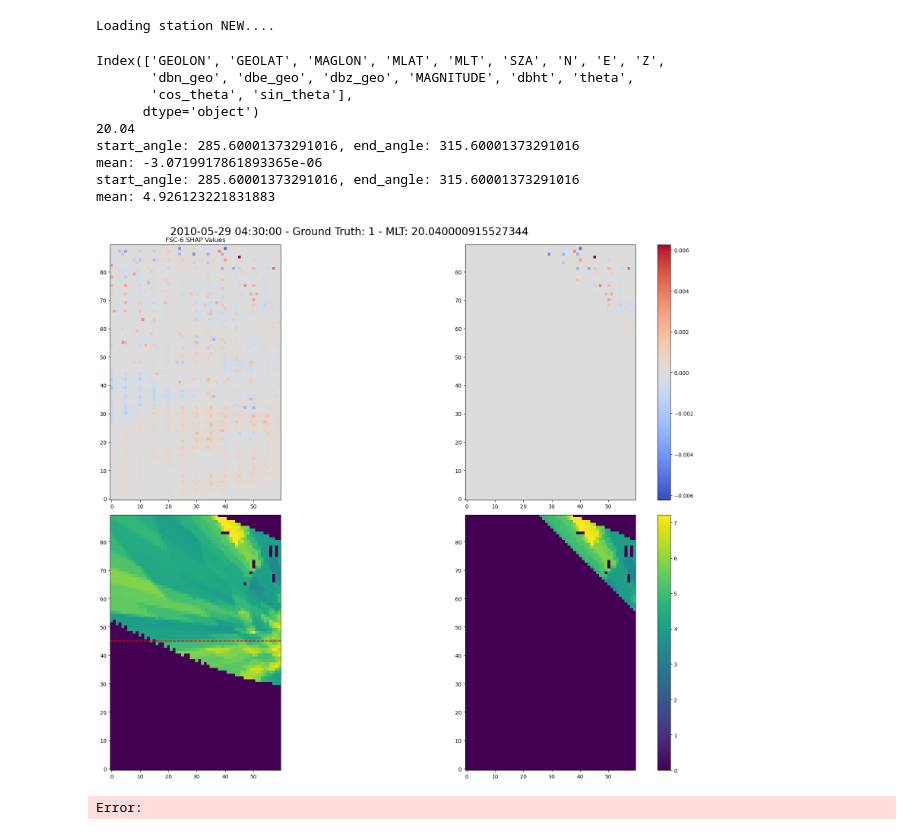
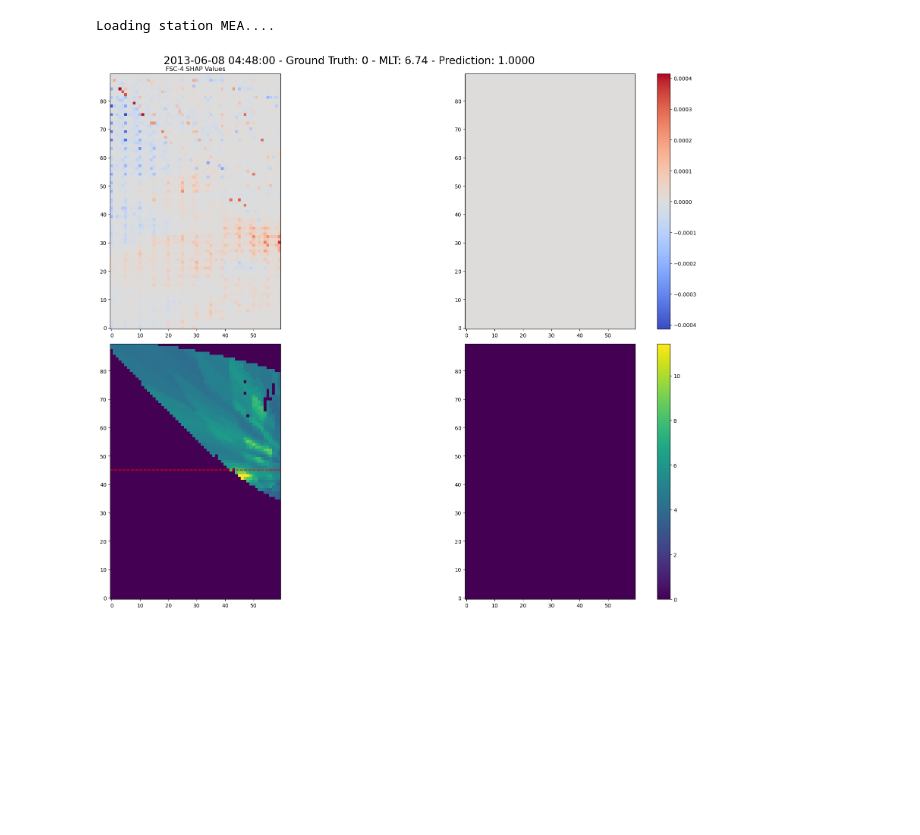
Before and after one commit to mikecoughlan/including_ion_temp_maps, a Jupyter notebook: examining_twins_shap.ipynb, the cells around one changed output. Drawn from its saved outputs; the diff is of its cells as text; code cells hidden in the pictures; blank space fills up the shorter version.

```diff
--- a/examining_twins_shap.ipynb
+++ b/examining_twins_shap.ipynb
@@ -44,18 +45,8 @@ for cluster in cluster_dict.values():
 				with open(f'{scaler_dir}/twins_{key}_twins_v_maxpooling_oversampling.pkl', 'rb') as f:
 					scaler_values = pickle.load(f)
 					scalers[key]['twins'] = scaler_values
-			if os.path.exists(f'{scaler_dir}/swmag_{key}_swmag_v6-oversampling.pkl'):
-				with open(f'{scaler_dir}/swmag_{key}_swmag_v6-oversampling.pkl', 'rb') as f:
-					scaler_values = pickle.load(f)
-					scalers[key]['swmag'] = scaler_values
-					print(f'{key} scalers loaded')
 		else:
 			if os.path.exists(f'{scaler_dir}/twins_{key}_twins_v_maxpooling.pkl'):
 				with open(f'{scaler_dir}/twins_{key}_twins_v_maxpooling.pkl', 'rb') as f:
 					scaler_values = pickle.load(f)
 					scalers[key]['twins'] = scaler_values
-			if os.path.exists(f'{scaler_dir}/swmag_{key}_swmag_v6-1.pkl'):
-				with open(f'{scaler_dir}/swmag_{key}_swmag_v6-1.pkl', 'rb') as f:
-					scaler_values = pickle.load(f)
-					scalers[key]['swmag'] = scaler_values
-					print(f'{key} scalers loaded')
@@ -265,59 +202,47 @@ def mlt_wedge(img_data, mlt_min: int = 18, mlt_max: int = 6, center_x: int = 120
     return img_mean, selected_sections
 # %%
 key = '2012-03-07 01:50:00'
-cluster = 'fennoscandinavian_cluster'
-region = 'FSC-0'
+cluster = 'greenland_cluster'
+region = 'GRL-0'
 cluster = 'canadian_cluster'
-region = 'CAN-0'
-# if region in list_of_oversampled_regions:
-# 	results = pd.read_feather(f'{results_dir}/twins_modeling_region_{region}_version_twins_v_maxpooling_oversampling.feather')
-# else:
-# 	results = pd.read_feather(f'{results_dir}/twins_modeling_region_{region}_version_twins_v_maxpooling.feather')
+region = 'CAN-2'
+if region in list_of_oversampled_regions:
+	results = pd.read_feather(f'{results_dir}/twins_modeling_region_{region}_version_twins_v_maxpooling_oversampling.feather')
+else:
+	results = pd.read_feather(f'{results_dir}/twins_modeling_region_{region}_version_twins_v_maxpooling.feather')
 mlt_station = utils.loading_supermag(cluster_dict[cluster]['regions'][region]['mlt_station'])
 # %% [output]
-Loading station NEW....
+Loading station MEA....
 # %%
-
-print(mlt_station.columns)
-i = 1560
+i = 6864
 mlt = mlt_station[mlt_station.index == cluster_dict[cluster]['regions'][region]['twins_shap']['Date_UTC'].iloc[i][0]]['MLT'].values[0]
-print(mlt)
-mlt_min = mlt-1 if mlt >=1 else 24+mlt-1
-mlt_max = mlt + 1 if mlt <= 23 else mlt - 24 + 1
+pred_mean = results['predicted_mean'].iloc[i]
+mlt_min = mlt-2 if mlt >=2 else 24+mlt-2
+mlt_max = mlt+2 if mlt <=22 else mlt-24+2
 full_img_mean, full_selected_sections = mlt_wedge(cluster_dict[cluster]['regions'][region]['twins_shap']['twins_mean_shap'][i], mlt_min=mlt_min, mlt_max=mlt_max, center_x=70, center_y=45)
 fig, ax = plt.subplots(2, 2, figsize=(20, 15))
-plt.suptitle(f"{cluster_dict[cluster]['regions'][region]['twins_shap']['Date_UTC'].iloc[i][0]} - Ground Truth: {cluster_dict[cluster]['regions'][region]['twins_shap']['ytest'][i]} - MLT: {mlt}", fontsize=20)
+plt.suptitle(f"{cluster_dict[cluster]['regions'][region]['twins_shap']['Date_UTC'].iloc[i][0]} - Ground Truth: {cluster_dict[cluster]['regions'][region]['twins_shap']['ytest'][i]} - MLT: {mlt:.2f} - Prediction: {pred_mean:.4f}", fontsize=20)
 vmin = np.nanmin(cluster_dict[cluster]['regions'][region]['twins_shap']['twins_mean_shap'][i])
 vmax = np.nanmax(cluster_dict[cluster]['regions'][region]['twins_shap']['twins_mean_shap'][i])
 limit = np.max([np.abs(vmin), np.abs(vmax)])
 ax[0,0].set_title(f'{region} SHAP Values')
 im0 = ax[0,0].imshow(cluster_dict[cluster]['regions'][region]['twins_shap']['twins_mean_shap'][i], cmap='coolwarm', vmin=-limit, vmax=limit, origin='lower')
 ax[1,0].axhline(y=45, color='r', linestyle='--')
 ax[0,1].imshow(full_selected_sections, cmap='coolwarm', vmin=-limit, vmax=limit, origin='lower')
 fig.colorbar(im0, ax=ax[0,1])
 
 vmax = np.nanmax(cluster_dict[cluster]['regions'][region]['twins_shap']['testing_data'][1][i])
 window_img_mean, window_selected_sections = mlt_wedge(cluster_dict[cluster]['regions'][region]['twins_shap']['testing_data'][1][i], mlt_min=mlt_min, mlt_max=mlt_max, center_x=70, center_y=45)
 im1 = ax[1,0].imshow(cluster_dict[cluster]['regions'][region]['twins_shap']['testing_data'][1][i], origin='lower', vmin=0, vmax=vmax)
 ax[1,0].axhline(y=45, color='r', linestyle='--')
 im1 = ax[1,1].imshow(window_selected_sections, origin='lower', vmin=0, vmax=vmax)
 fig.colorbar(im1, ax=ax[1,1])
 
 # show plot with tight layout
 plt.tight_layout()
 plt.show()
 # %% [output]
-Index(['GEOLON', 'GEOLAT', 'MAGLON', 'MLAT', 'MLT', 'SZA', 'N', 'E', 'Z',
-       'dbn_geo', 'dbe_geo', 'dbz_geo', 'MAGNITUDE', 'dbht', 'theta',
-       'cos_theta', 'sin_theta'],
-      dtype='object')
-20.04
-start_angle: 285.60001373291016, end_angle: 315.60001373291016
-mean: -3.0719917861893365e-06
-start_angle: 285.60001373291016, end_angle: 315.60001373291016
-mean: 4.926123221831883
-[figure, old version]
+[figure, new version]
-Error:
 # %%
 cluster = 'fennoscandinavian_cluster'
 region = 'FSC-6'
```
Also changed, not shown: parts of 7 cells of this notebook, 24 other files.
